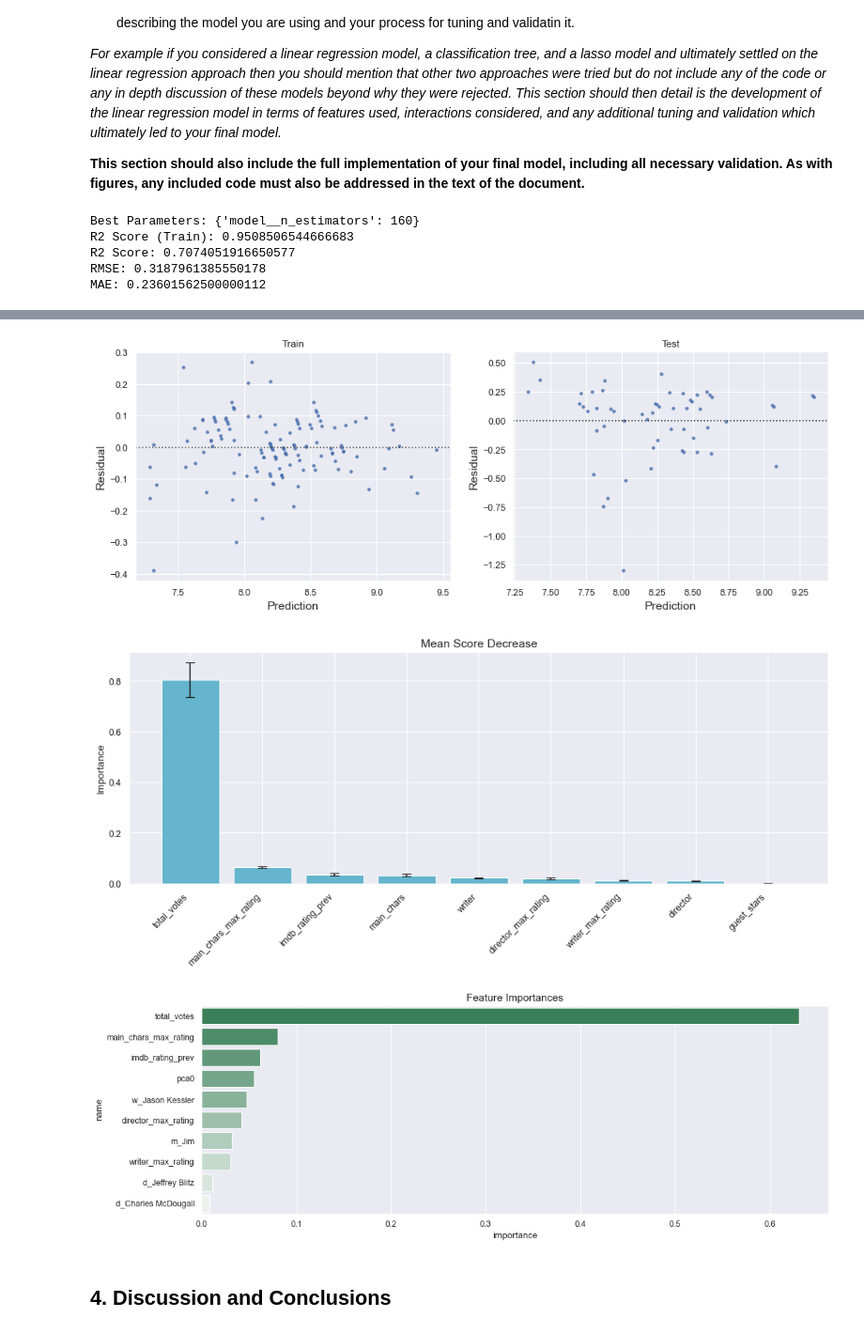
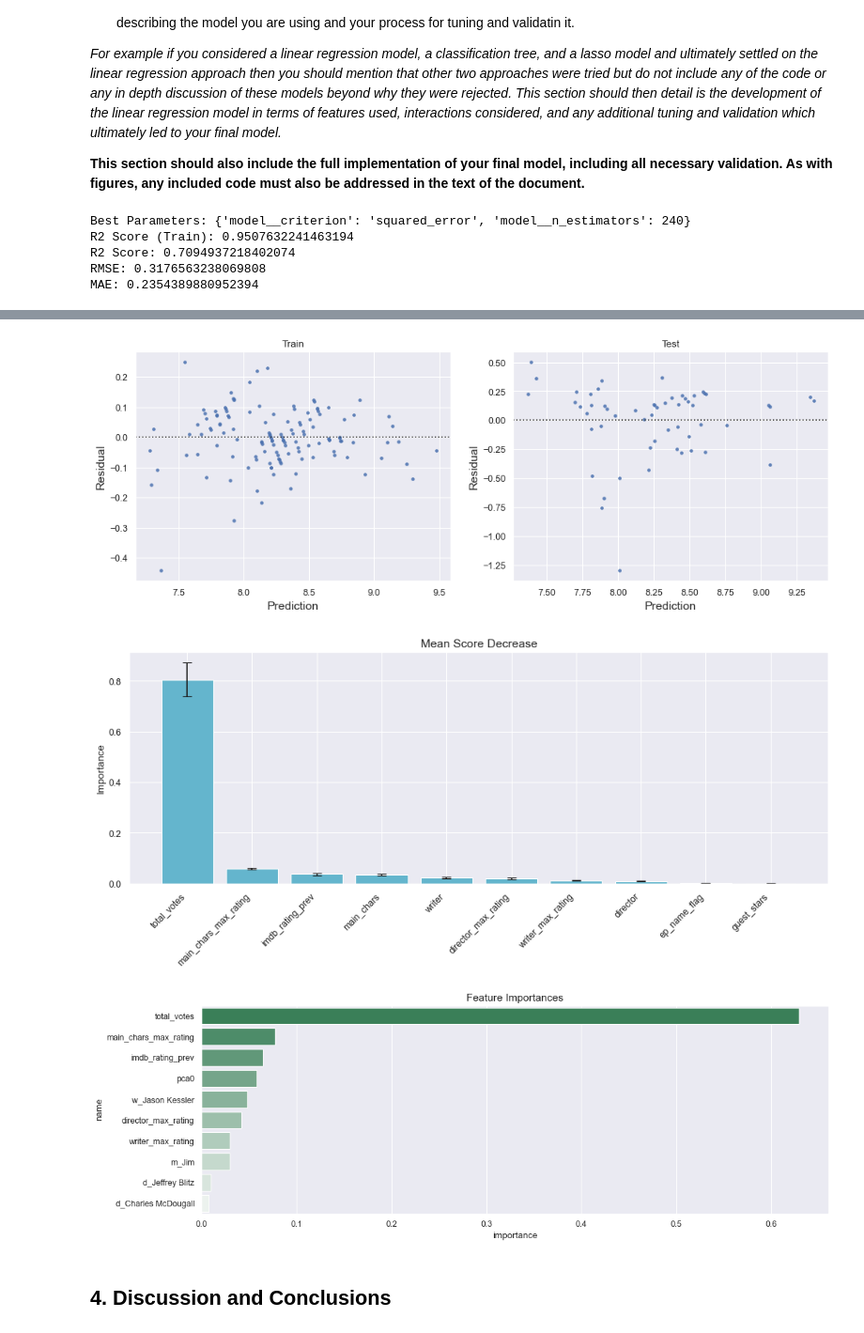
Before and after one commit to monicasteph97/mlp-proj1, a Jupyter notebook: project1.ipynb, the cells around one changed output, grey strips where cells are left out. Shown at 94% size. Cells and saved outputs as stored; diff of their text form; code cells hidden in the pictures.

Commit message:
Add ep_name_flag -> to quantify ep name popularity

```diff
--- a/project1.ipynb
+++ b/project1.ipynb
@@ -580,12 +625,6 @@ class MultiHotEncoder(BaseEstimator, TransformerMixin):
         return self
 
     def transform(self, X:pd.DataFrame):
-        if self.n_columns == 0:
-            raise ValueError('Please fit the transformer first.')
-        if self.n_columns != X.shape[1]:
-            raise ValueError(f'The fit transformer deals with {self.n_columns} columns '
-                             f'while the input has {X.shape[1]}.'
-                            )
         col_names = []
         for x in self.labels:
             col_names.extend(x)
@@ -609,5 +645,10 @@ set_config(transform_output='pandas')
 # %%
 class RenameColumns(BaseEstimator, TransformerMixin):
+    """
+    Standardize the column names of pd.DataFrame output of every pipeline step.
+    E.g., num_cols__total_votes --> total_votes
+    """
+
     def fit(self, X:pd.DataFrame, y=None):
         return self
 
@@ -631,7 +672,7 @@ def preprocess(model, num_cols, cat_cols, cols_preserved):
 
     Returns
     -------
-    df_pre: dataframe with new values (pd.DataFrame).
+    pipeline: sklearn pipeline.
     """
 
     num_pipe = Pipeline([
@@ -647,9 +688,8 @@ def preprocess(model, num_cols, cat_cols, cols_preserved):
     pca_pipe = Pipeline([
     ('pca', PCA(n_components=1))
     ])
-
     pca_cols = '|'.join(x for x in cols_preserved)
-    pattern = f'^(?!.*(?:{pca_cols})$).*$'
+    pattern = f'^(?!.*(?:{pca_cols})$).*$' # Regex string pattern to filter columns that ends with pca_cols
 
     pipeline = Pipeline([
         ('scaling', ColumnTransformer([
@@ -721,8 +771,9 @@ def model_fit(pipeline, X_train, X_test, y_train, y_test):
     """
 
     # Run model
-    # Grid search of parameters, using 3 fold cross validation
-    params = {'model__n_estimators': range(150, 250, 10)
+    # Grid search of Random Forest's hyperparameters, using 3 fold cross validation
+    params = {'model__n_estimators': range(150, 250, 10),
+              'model__criterion': ['squared_error', 'absolute_error'] # squared_error = L2, absolute_error = L1
              }
     model = GridSearchCV(pipeline, param_grid=params, scoring='r2', cv=3, verbose=0, n_jobs=-1)
 
@@ -753,7 +804,7 @@ def model_fit(pipeline, X_train, X_test, y_train, y_test):
     plt.plot(lim, lim, 'k--', zorder=-1)
     plt.xlabel('Prediction', fontsize=14)
     plt.ylabel('Actual', fontsize=14)
-    plt.title(f"R2_train: {r2_score(y_train, pred_train):.3f}", fontsize=14)
+    plt.title(f'R2_train: {r2_score(y_train, pred_train):.3f}', fontsize=14)
 
     # Test
     plt.subplot(122)
@@ -863,29 +912,40 @@ def show_msd(pipeline, normalize=True, topk=10):
 # %%
+# Label for our dataset
+label = ['imdb_rating']
+
+# Identifier column to stratify our split
+stratify = ['rating_cat']
+
+# Numerical columns that are going to be scaled
 num_cols = ['total_votes',
             'writer_max_rating',
             'director_max_rating',
             'main_chars_max_rating',
             'imdb_rating_prev']
 
+# Categorical columns that are going to be encoded
 cat_cols = ['writer',
             'main_chars',
             'director',
             'guest_stars']
 
-label = ['imdb_rating']
+# Other columns to add but are not going to be transformed
+other_cols = ['ep_name_flag']
 
-stratify = ['rating_cat']
-cols_preserved = num_cols + ['w_Jason Kessler', 'm_Jim', 'd_Jeffrey Blitz', 'd_Charles McDougall']
+# Features that are going to be preserved; perform PCA on other features
+cols_preserved = num_cols + ['ep_name_flag', 'w_Jason Kessler', 'm_Jim', 'd_Jeffrey Blitz', 'd_Charles McDougall']
+
+X_train, X_test, y_train, y_test = split(df[label + stratify + num_cols + cat_cols + other_cols],
+                                         label=label, stratify=stratify)
 
 model = RandomForestRegressor(random_state=42)
 pipeline = preprocess(model, num_cols, cat_cols, cols_preserved)
-X_train, X_test, y_train, y_test = split(df[num_cols + cat_cols + label + stratify])
 final_pipeline = model_fit(pipeline, X_train, X_test, y_train, y_test)
 show_msd(final_pipeline)
 show_feature_importances(final_pipeline, num_cols)
 # %% [output]
-Best Parameters: {'model__n_estimators': 160}
-R2 Score (Train): 0.9508506544666683
-R2 Score: 0.7074051916650577
-RMSE: 0.3187961385550178
-MAE: 0.23601562500000112
+Best Parameters: {'model__criterion': 'squared_error', 'model__n_estimators': 240}
+R2 Score (Train): 0.9507632241463194
+R2 Score: 0.7094937218402074
+RMSE: 0.3176563238069808
+MAE: 0.2354389880952394
@@ -893,6 +953,6 @@ MAE: 0.23601562500000112
-[figure, old version]
+[figure, new version]
-[figure, old version]
+[figure, new version]
-[figure, old version]
+[figure, new version]
 # %% [markdown]
 ## <a id=4> 4. Discussion and Conclusions </a>
 # %% [markdown]
```
Also changed, not shown: parts of 12 cells of this notebook.
